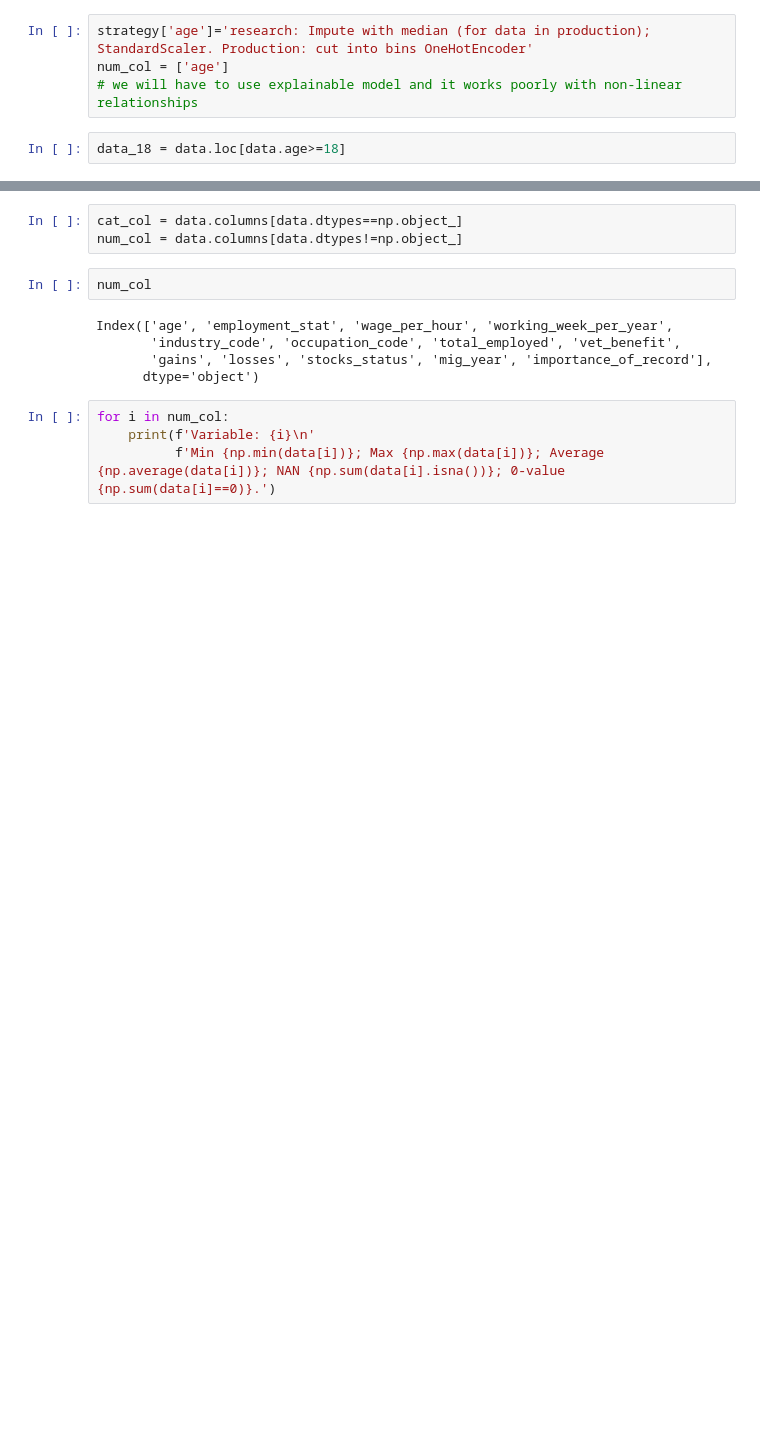
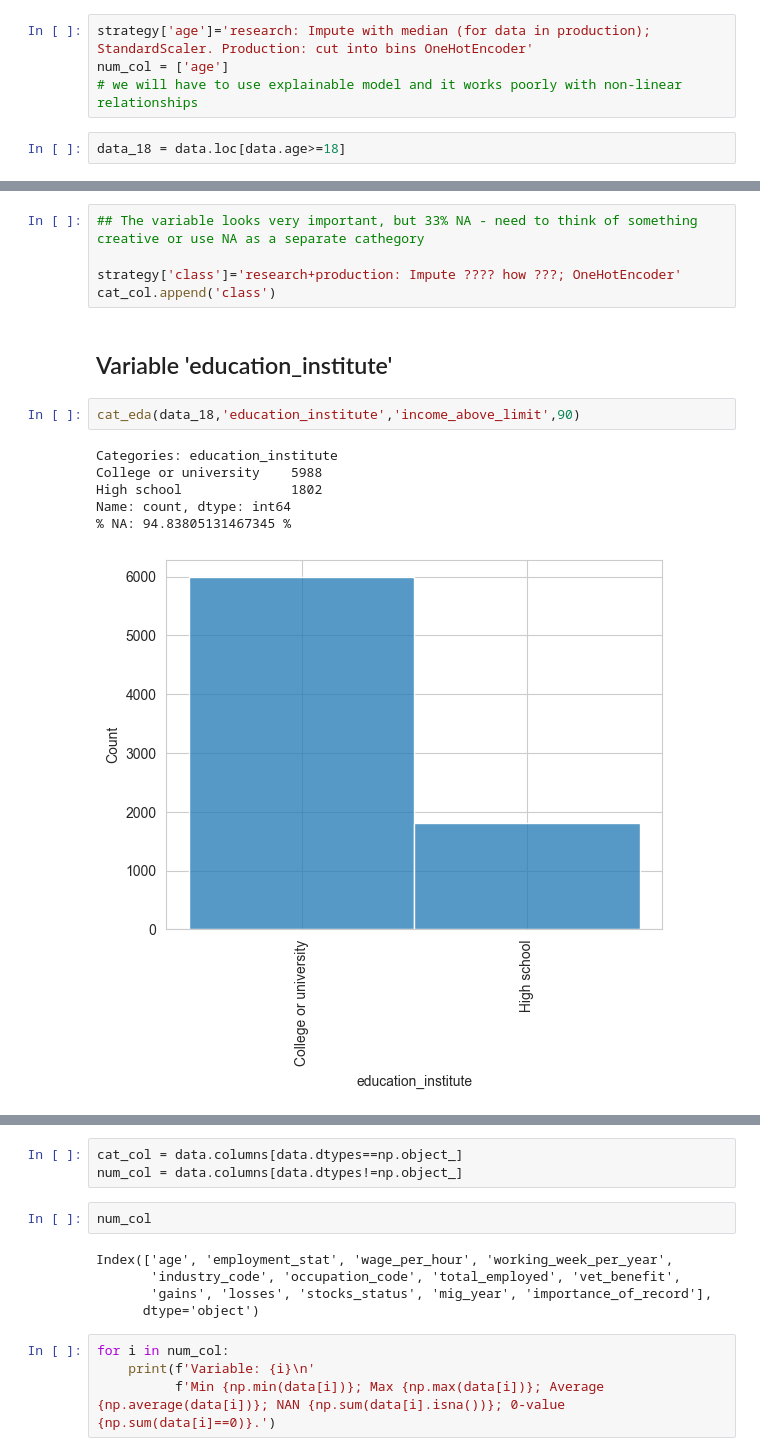
Before and after one commit to hanksnowdon/DataMiningProject, a Jupyter notebook: notebooks/01_EDA.ipynb, the cells around one changed output, grey strips where cells are left out. Drawn from its saved outputs; the diff is of its cells as text; blank space fills up the shorter version.

```diff
--- a/notebooks/01_EDA.ipynb
+++ b/notebooks/01_EDA.ipynb
@@ -166,0 +214,16 @@ num_col = ['age']
+# %%
+## The variable looks very important, but 33% NA - need to think of something creative or use NA as a separate cathegory
+
+strategy['class']='research+production: Impute ???? how ???; OneHotEncoder'
+cat_col.append('class')
+# %% [markdown]
+## Variable 'education_institute'
+# %%
+cat_eda(data_18,'education_institute','income_above_limit',90)
+# %% [output]
+Categories: education_institute
+College or university    5988
+High school              1802
+Name: count, dtype: int64
+% NA: 94.83805131467345 %
+[figure, added]
```
Also changed, not shown: parts of 35 cells of this notebook, 2 other files.
